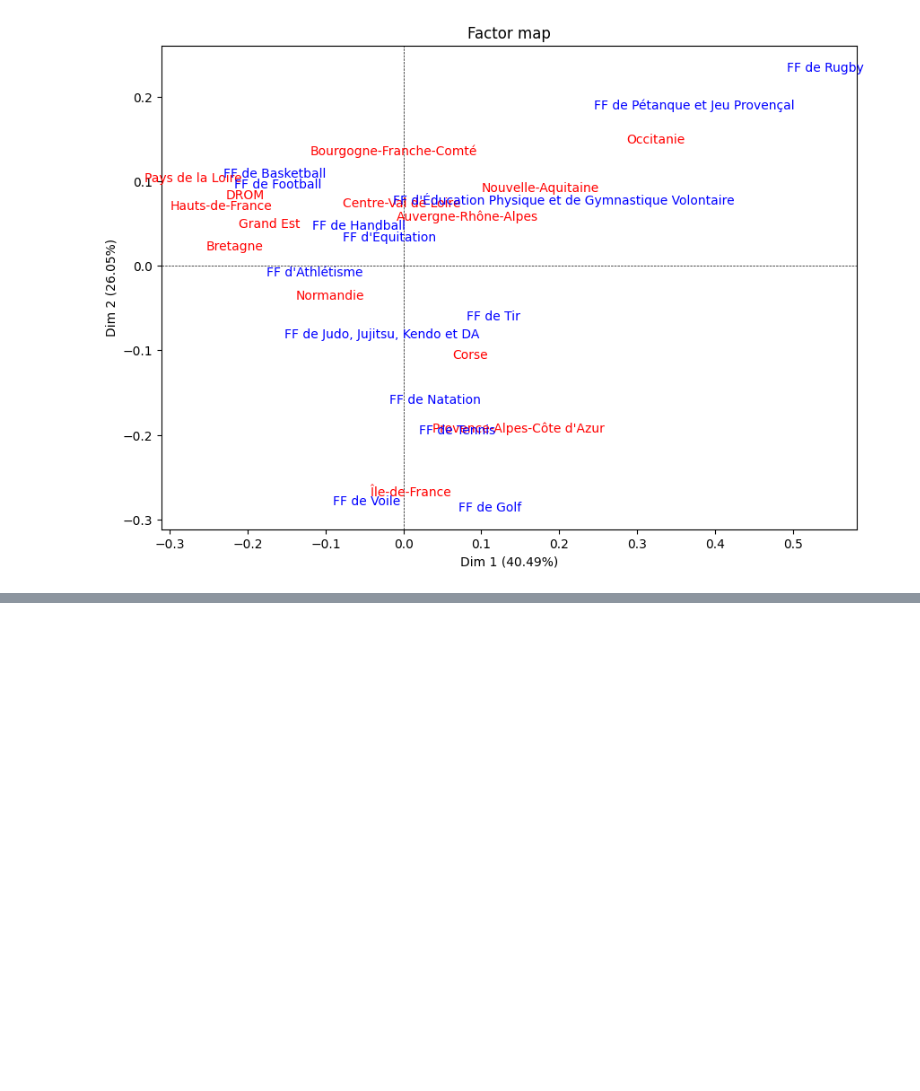
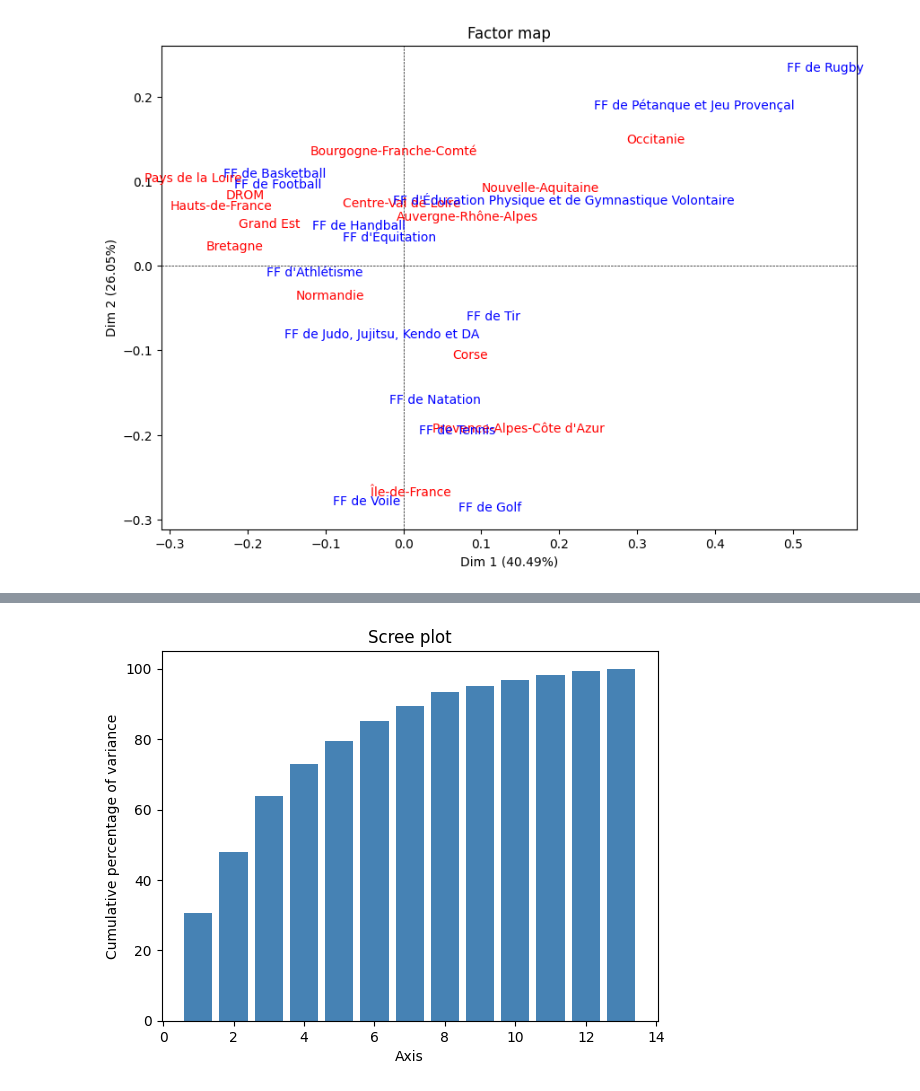
Before and after one commit to paulrsnn/projet-python, a Jupyter notebook: regionales.ipynb, the cells around one changed output, grey strips where cells are left out. Cells and saved outputs as stored; diff of their text form; code cells hidden in the pictures; blank space fills up the shorter version.

```diff
--- a/regionales.ipynb
+++ b/regionales.ipynb
@@ -441,0 +504,4 @@ le nouvelle aquitaine, l'occitanie, joue plus à la pétanquent et au rugby
+# %%
+my_cac.plot_eigenvalues(type="cumulative")
+# %% [output]
+[figure, added]
```
Also changed, not shown: parts of 10 cells of this notebook.
